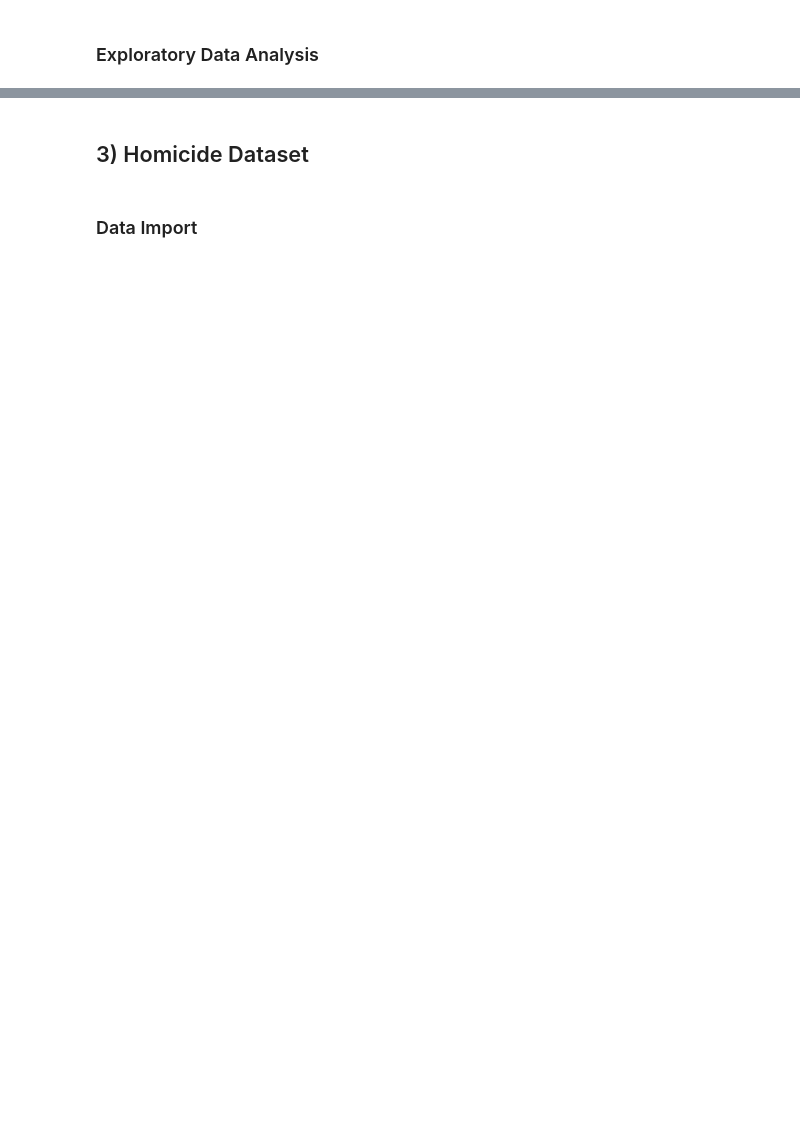
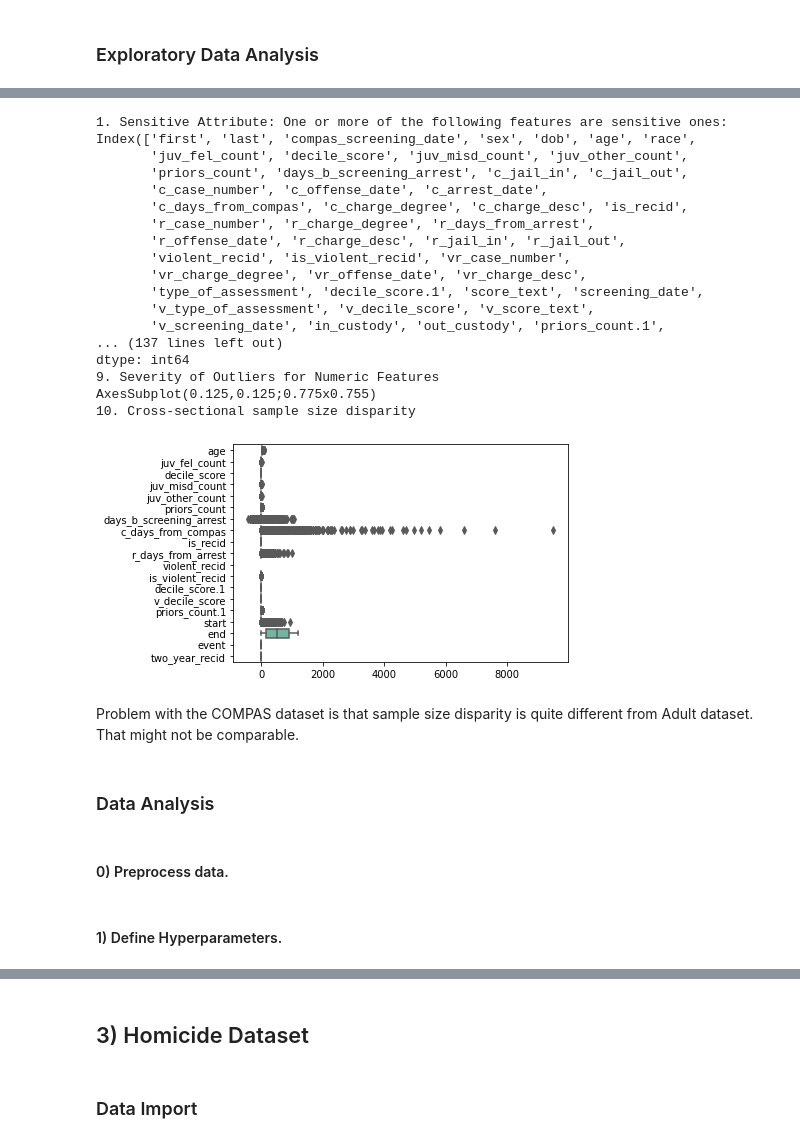
Before and after one commit to NilsBahr94/Master_Thesis_Algorithmic-Bias-in-AI, a Jupyter notebook: Master_Thesis_Algorithmic_Bias_Analysis.ipynb, the cells around one changed output, grey strips where cells are left out. Drawn from its saved outputs; the diff is of its cells as text; code cells hidden in the pictures; blank space fills up the shorter version.

```diff
--- a/Master_Thesis_Algorithmic_Bias_Analysis.ipynb
+++ b/Master_Thesis_Algorithmic_Bias_Analysis.ipynb
@@ -1550,0 +1537,5 @@ df_1_compas
+# %%
+import io
+df_compas = pd.read_csv(io.StringIO(uploaded['compas-scores-two-years.csv'].decode('utf-8')),
+                                    low_memory = False, keep_default_na = True, header = 0)
+df_compas
@@ -1550,0 +1552,6 @@ df_1_compas
+# %%
+# Drop unnecessary columns
+df_compas = df_compas.drop(['id', 'name', 'age_cat'], axis=1)
+# %%
+# Replace empty strings with NAs
+df_compas = df_compas.replace(r'^\s*$', np.nan, regex=True)
@@ -1552,0 +1586,28 @@ df_1_compas
+# %%
+eda_descr_stats(data = df_compas, disc_feature = "race", disc_min_value="African-American",
+                label = "two_year_recid", second_disc_feature="sex")
+# %% [output]
+1. Sensitive Attribute: One or more of the following features are sensitive ones: Index(['first', 'last', 'compas_screening_date', 'sex', 'dob', 'age', 'race',
+       'juv_fel_count', 'decile_score', 'juv_misd_count', 'juv_other_count',
+       'priors_count', 'days_b_screening_arrest', 'c_jail_in', 'c_jail_out',
+       'c_case_number', 'c_offense_date', 'c_arrest_date',
+       'c_days_from_compas', 'c_charge_degree', 'c_charge_desc', 'is_recid',
+       'r_case_number', 'r_charge_degree', 'r_days_from_arrest',
+       'r_offense_date', 'r_charge_desc', 'r_jail_in', 'r_jail_out',
+       'violent_recid', 'is_violent_recid', 'vr_case_number',
+       'vr_charge_degree', 'vr_offense_date', 'vr_charge_desc',
+       'type_of_assessment', 'decile_score.1', 'score_text', 'screening_date',
+       'v_type_of_assessment', 'v_decile_score', 'v_score_text',
+       'v_screening_date', 'in_custody', 'out_custody', 'priors_count.1',
+... (137 lines left out)
+dtype: int64
+9. Severity of Outliers for Numeric Features
+AxesSubplot(0.125,0.125;0.775x0.755)
+10. Cross-sectional sample size disparity
+[figure, added]
+# %% [markdown]
+Problem with the COMPAS dataset is that sample size disparity is quite different from Adult dataset. That might not be comparable.
+# %% [markdown]
+### Data Analysis
+# %% [markdown]
+#### 0) Preprocess data.
@@ -1552,0 +1620,2 @@ df_1_compas
+# %% [markdown]
+#### 1) Define Hyperparameters.
```
Also changed, not shown: parts of 241 cells of this notebook.
